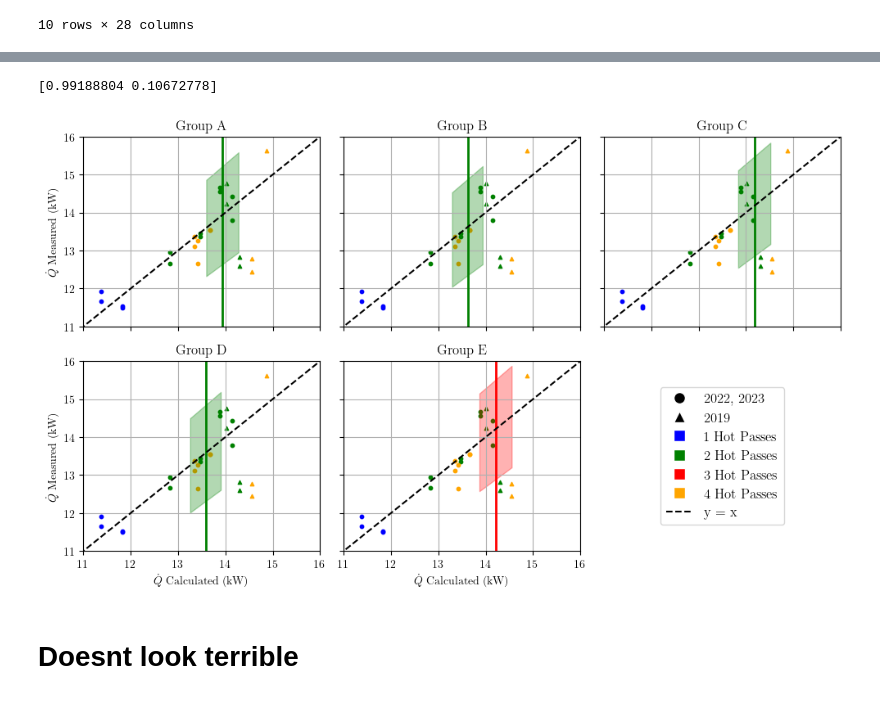
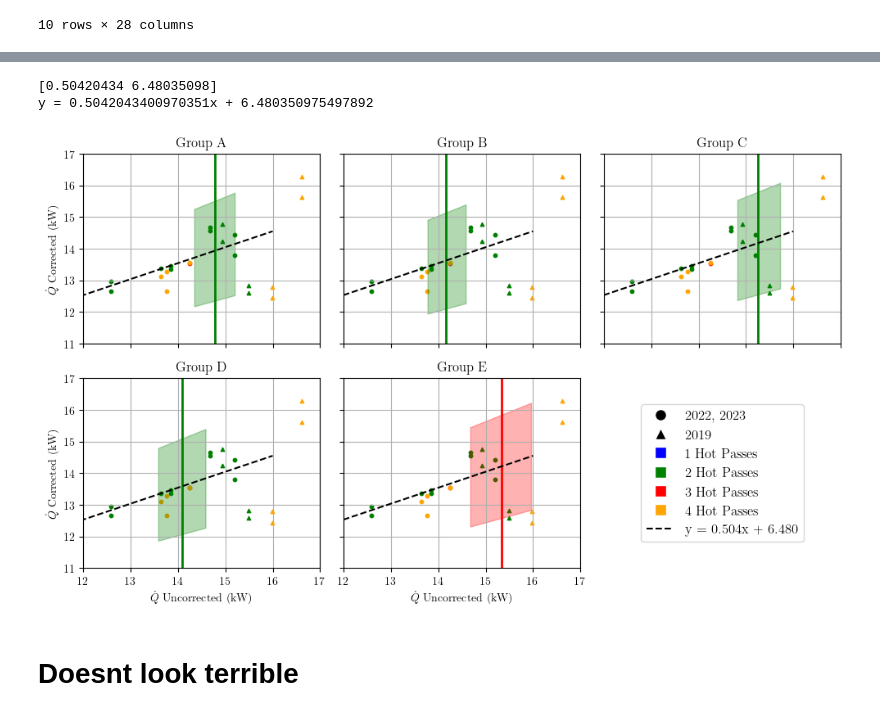
Before and after one commit to lpender3672/shell_tube_heat_exchanger, a Jupyter notebook: src/analysis.ipynb, the cells around one changed output, grey strips where cells are left out. Drawn from its saved outputs; the diff is of its cells as text; code cells hidden in the pictures.

```diff
--- a/src/analysis.ipynb
+++ b/src/analysis.ipynb
@@ -131,26 +131,35 @@ from scipy import stats
 def stat_fit(x, y):
     slope, intercept, r_value, p_value, std_err = stats.linregress(x, y)
 
-    cfd_lvl = 0.5
+    cfd_lvl = 0.9
     n = len(x)
     dof = n-2
     t = stats.t.ppf(1 - (1 - cfd_lvl) / 2, dof)
     xfit = np.linspace(np.min(x) - 2, np.max(x) + 2, 200)
     yfit = slope * xfit + intercept
 
+    print(f"y = {slope}x + {intercept}")
+
     slope_ci = t * std_err
     intercept_ci = t * std_err * np.sqrt(1/n + np.mean(x)**2/np.sum((x-np.mean(x))**2))
     y_upper = (slope + slope_ci) * xfit + (intercept + intercept_ci)
     y_lower = (slope - slope_ci) * xfit + (intercept - intercept_ci)
 
+    # Q calc values corrected for plotting
+
     return xfit, yfit, y_upper, y_lower
 # %%
 # plot Qdot calculated vs Qdot measured
 
 zoomout = True
 
-u_qdot_calc = 0.025
-u_qdot_meas = 0.06
+u_qdot_calcs = [
+0.030550,
+0.029727,
+0.031143,
+0.036837,
+0.043223,
+]
 
 lin = np.linspace(10, 16, 100)
 
@@ -163,64 +172,69 @@ cols = {1 : "blue", 2 : "green", 3 : "red", 4 : "orange"}
 marks = ["2022, 2023", "2019"]
 groups = ["A", "B", "C", "D", "E"]
 
+qdot_fit = np.polyfit(Qdots / 1e3, Qdot_meas, 1)
+qdot_fit_fn = np.poly1d(qdot_fit)
+print(qdot_fit)
+
 marker_labels = [plt.Line2D([0], [0], marker=marker, color='w', label=marks[i],
                               markerfacecolor='k', markersize=10) for i, marker in enumerate(["o", "^"])]
 shaded_area_label = plt.Line2D([0], [0], color='grey', label='2024 Bands', marker='s', markersize=10, alpha=0.8, linewidth = 0)
 colour_labels = [plt.Line2D([0], [0], marker='s', color='w', label=f'{p} Hot Passes',
                               markerfacecolor=cols[p], markersize=10) for p in [1, 2, 3, 4]]
-xy_label = plt.Line2D([0], [0], linestyle="--", color='black', label='y = x')
+xy_label = plt.Line2D([0], [0], linestyle="--", color='black', label=f"y = {qdot_fit[0]:.3f}x + {qdot_fit[1]:.3f}")
 
 legend_elements =  marker_labels + colour_labels + [xy_label]
 
-qdot_fit = np.polyfit(Qdots / 1e3, Qdot_meas, 1)
-qdot_fit_fn = np.poly1d(qdot_fit)
-print(qdot_fit)
+
 xfit, yfit, y_upper, y_lower = stat_fit(Qdots / 1e3, Qdot_meas)
-#plt.plot(lin, qdot_fit_fn(lin), label=f"y = {qdot_fit[0]:.2f}x + {qdot_fit[1]:.2f}")
 
 plot_index = 0
 while plot_index < 5:
     ax = axes[plot_index // 3, plot_index % 3]
+    u_qdot_calc = u_qdot_calcs[plot_index]
 
     for p in [1, 2, 3, 4]:
-        ax.scatter(Qdots[hot_passes == p] / 1e3, Qdot_meas[hot_passes == p], c = cols[p], s = 10)
-        ax.scatter(uQdots[u_hot_passes == p] / 1e3, uQdot_meas[u_hot_passes == p], marker="^", c = cols[p], s=10)
+        ax.scatter(Qdots[hot_passes == p] / 1e3, Qdot_meas[hot_passes == p], c = cols[p], s = 20)
+        ax.scatter(uQdots[u_hot_passes == p] / 1e3, uQdot_meas[u_hot_passes == p], marker="^", c = cols[p], s=20)
 
     qdoti = Qdots2024[plot_index] / 1e3
     ax.axvline(qdoti, color=cols[hot_passes2024[plot_index]], linewidth = 2)
     qdotis = xfit[(xfit >= qdoti * (1 - u_qdot_calc)) & (xfit <= qdoti * (1 + u_qdot_calc))]
     y_lowers = y_lower[(xfit >= qdoti * (1 - u_qdot_calc)) & (xfit <= qdoti * (1 + u_qdot_calc))]
     y_uppers = y_upper[(xfit >= qdoti * (1 - u_qdot_calc)) & (xfit <= qdoti * (1 + u_qdot_calc))]
     ax.fill_between(qdotis, y_lowers, y_uppers, color=cols[hot_passes2024[plot_index]], alpha=0.3)
 
-    ax.plot(lin, lin, linestyle="--", color="black")
+    #ax.plot(lin, lin, linestyle="--", color="black")
+    ax.plot(lin, qdot_fit_fn(lin), linestyle="--", color="black")
+
 
     ax.set_title(f"Group {groups[plot_index]}")
     if plot_index > 2:
-        ax.set_xlabel("$\dot{Q}$ Calculated (kW)")
+        ax.set_xlabel("$\dot{Q}$ Uncorrected (kW)")
     if plot_index % 3 == 0:
-        ax.set_ylabel("$\dot{Q}$ Measured (kW)")
+        ax.set_ylabel("$\dot{Q}$ Corrected (kW)")
     #plt.title("$\dot{Q}$ calculated vs $\dot{Q}$ measured")
-    ax.set_ylim(11, 16)
-    ax.set_xlim(11, 16)
+    ax.set_ylim(11, 17)
+    ax.set_xlim(12, 17)
     #ax.set_xlim(0, 30)
     #ax.set_ylim(0, 30)
 
     #ax.legend(handles=legend_elements)
     ax.grid()
 
     plot_index += 1
 
 # make axes at 2,3 just a big legend
 legend_axis = axes[1,2]
 legend_axis.axis("off")
 legend_axis.legend(handles=legend_elements, loc="center", ncol=1, fontsize=12)
 
 plt.tight_layout()
-plt.savefig("Qdot_uncertainty_bands.png", dpi=300)
+plt.savefig("Qdot_uncertainty_bands.png", dpi=600)
 # %% [output]
-[0.99188804 0.10672778]
+[0.50420434 6.48035098]
+y = 0.5042043400970351x + 6.480350975497892
-[figure, old version]
+[figure, new version]
 # %% [markdown]
 # Doesnt look terrible
 # %%
```
Also changed, not shown: parts of 4 cells of this notebook, 5 other files.
